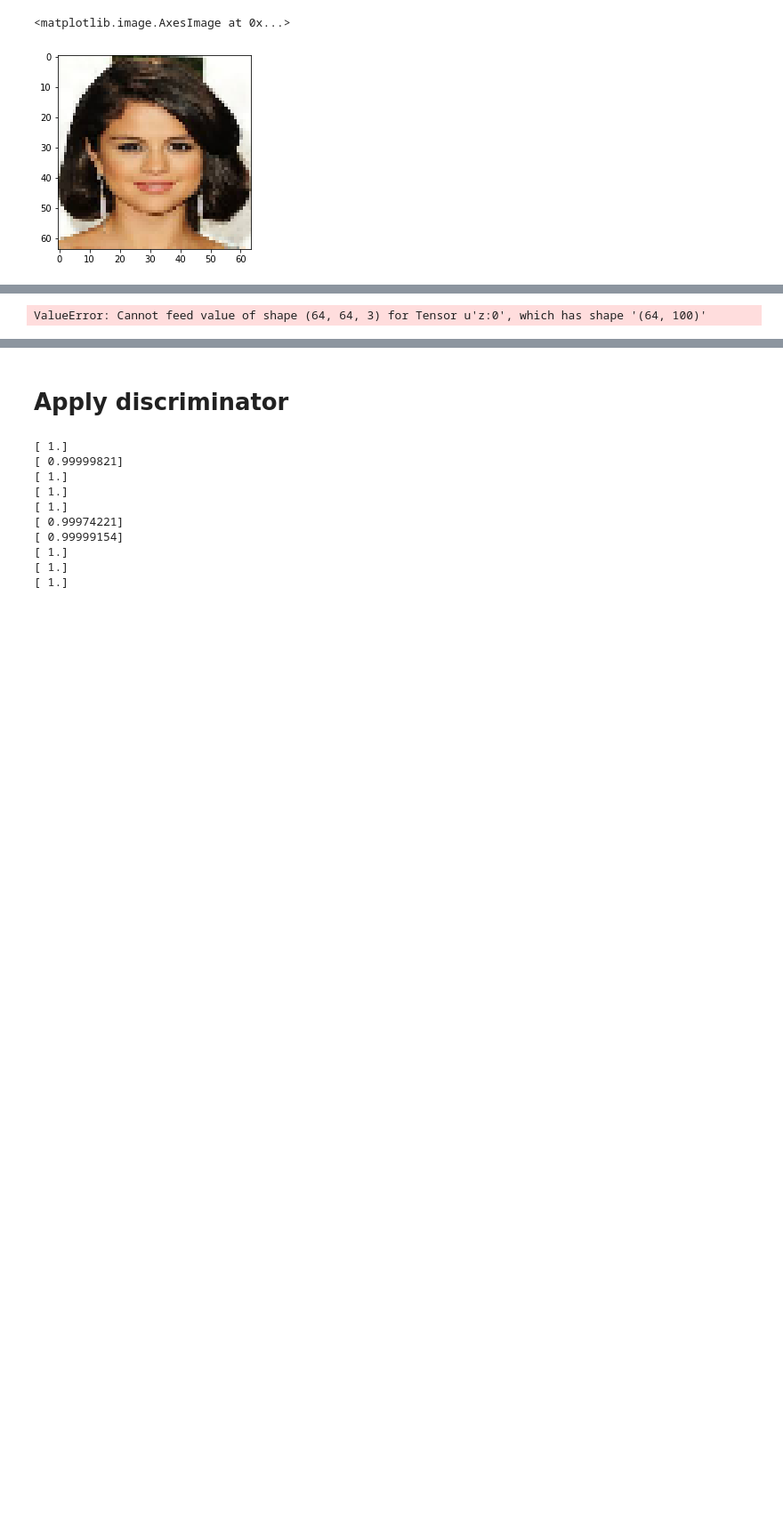
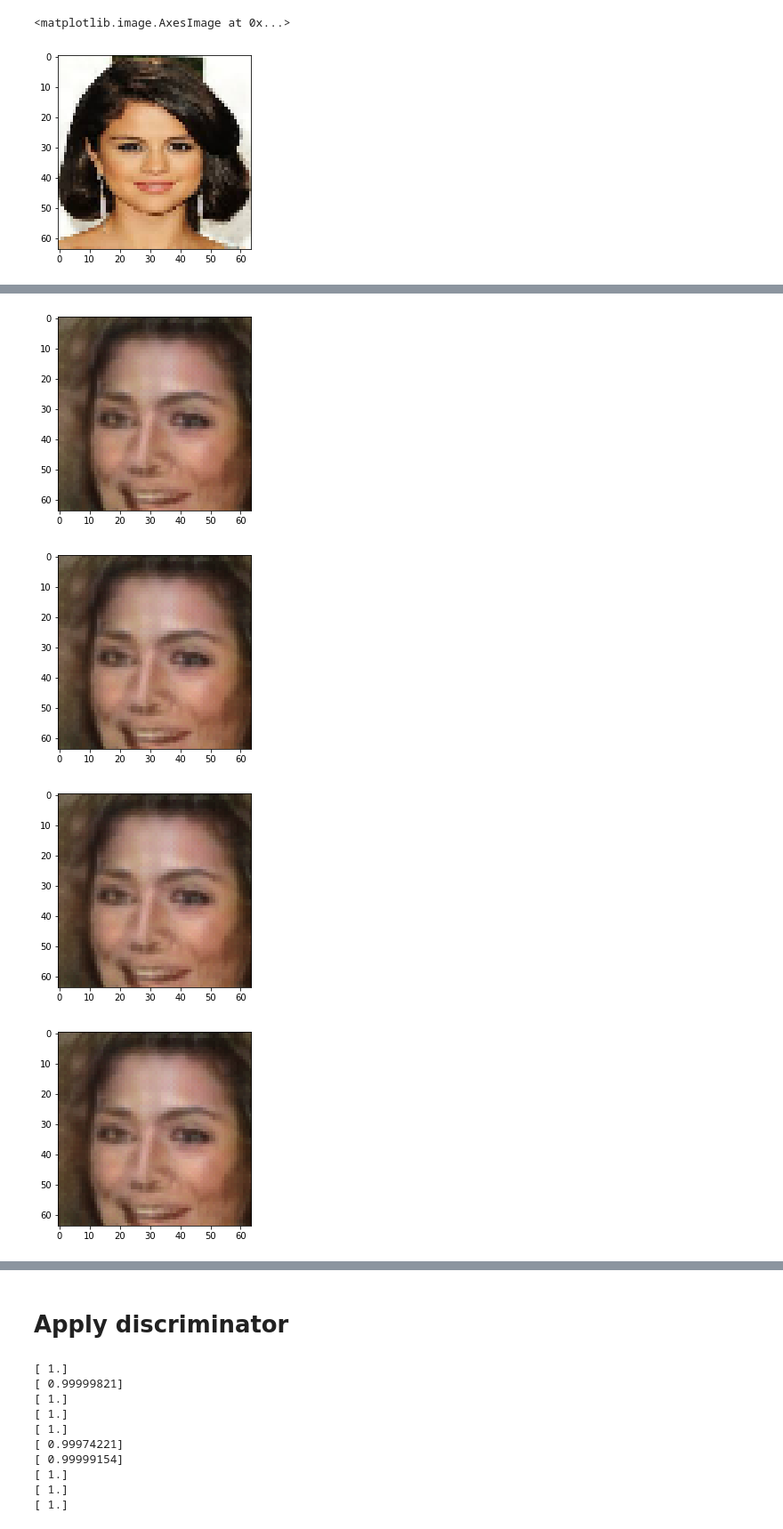
Before and after one commit to adepalatis/EE379K, a Jupyter notebook: Lab7/nn_compsensing/tfupgraded_src/my_DCGAN1.ipynb, the cells around one changed output, grey strips where cells are left out. Shown at 89% size. Saved outputs shown, nothing was run; the diff lists cells and outputs as text; code cells hidden in the pictures; blank space fills up the shorter version.

```diff
--- a/Lab7/nn_compsensing/tfupgraded_src/my_DCGAN1.ipynb
+++ b/Lab7/nn_compsensing/tfupgraded_src/my_DCGAN1.ipynb
@@ -145,13 +162,23 @@ ending at x: [[ 0.3200897 ]
 # %%
 ''' Problem 4 '''
 for x in np.arange(0, 1, 0.1):
-    change = x * tf.reshape(vec_na, [64,64,3]) + (1 - x) * tf.reshape(vec_na2, [64,64,3])
+    change = x*vec_na + (1 - x)*vec_na2
 
-    feed_dict = {z : sess.run(change)}
+    z = tf.Variable(change, name='z')
+    x_hat, restore_dict, restore_path = celebA_estimators.dcgan_gen(z, sess)
+    restorer = tf.train.Saver(var_list=restore_dict)
+    restorer.restore(sess, restore_path)
+    feed_dict = {z : change}
     x_hat_val = sess.run(x_hat, feed_dict=feed_dict)
+
+    #feed_dict = {z : sess.run(change)}
+    #x_hat_val = sess.run(x_hat, feed_dict=feed_dict)
     im_idx = 3
     plt.figure().add_subplot(111).imshow(dcgan_utils.inverse_transform(x_hat_val[im_idx, :]))
 
-    #plt.figure().add_subplot(111).imshow(sess.run(change))
+#    plt.figure().add_subplot(111).imshow(sess.run(change))
 # %% [output]
-ValueError: Cannot feed value of shape (64, 64, 3) for Tensor u'z:0', which has shape '(64, 100)'
+[figure, added]
+[figure, added]
+[figure, added]
+[figure, added]
```
Also changed, not shown: parts of 3 cells of this notebook.
